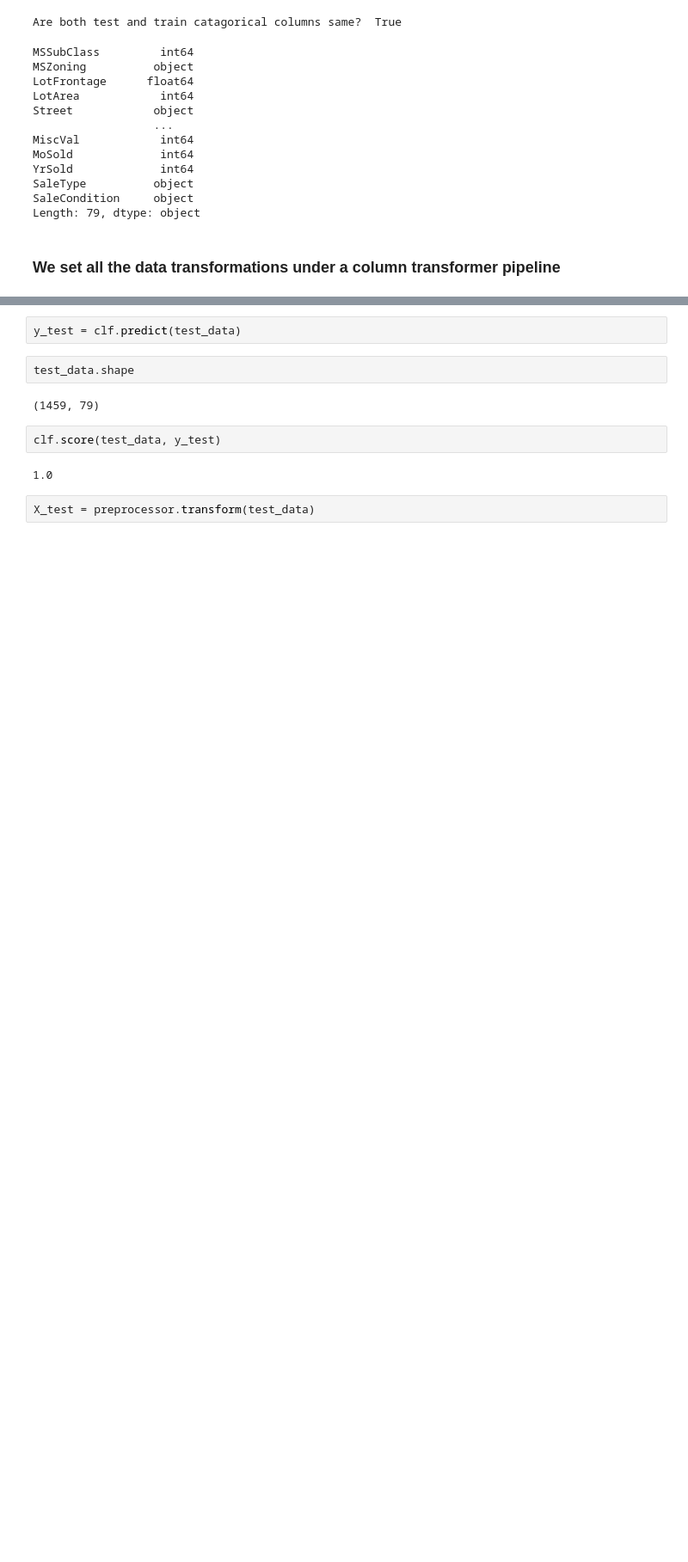
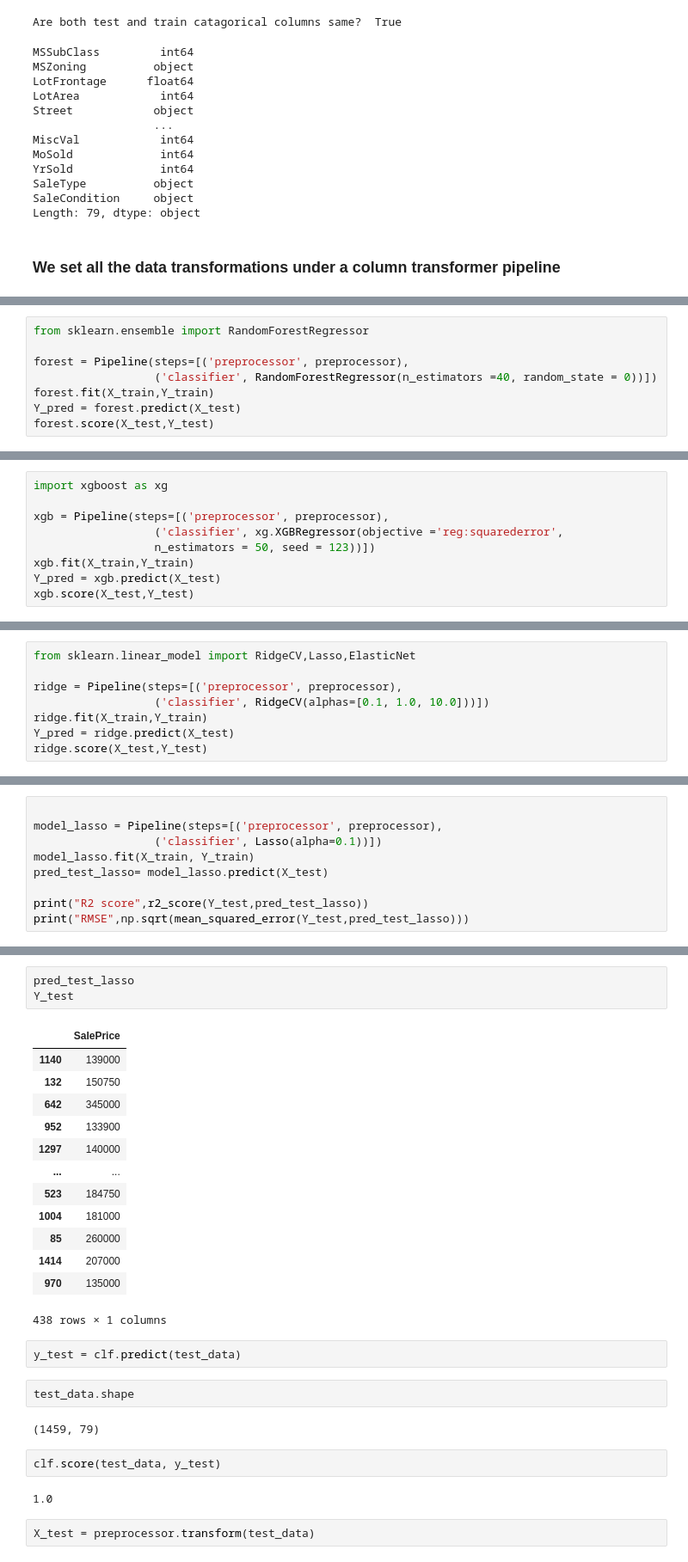
Before and after one commit to SwechaKranthi/DataScience-Capstone2-HousingPrices, a Jupyter notebook: Notebooks/Housing_Modeling.ipynb, the cells around one changed output, grey strips where cells are left out. Shown: that part at 86% size. Saved outputs shown, nothing was run; the diff lists cells and outputs as text; blank space fills up the shorter version.

Commit message:
Modelling done. needs analysis

```diff
--- a/Notebooks/Housing_Modeling.ipynb
+++ b/Notebooks/Housing_Modeling.ipynb
@@ -162,0 +226,8 @@ Pipeline(steps=[('preprocessor',
+# %%
+from sklearn.ensemble import RandomForestRegressor
+
+forest = Pipeline(steps=[('preprocessor', preprocessor),
+                  ('classifier', RandomForestRegressor(n_estimators =40, random_state = 0))])
+forest.fit(X_train,Y_train)
+Y_pred = forest.predict(X_test)
+forest.score(X_test,Y_test)
@@ -162,0 +236,9 @@ Pipeline(steps=[('preprocessor',
+# %%
+import xgboost as xg
+
+xgb = Pipeline(steps=[('preprocessor', preprocessor),
+                  ('classifier', xg.XGBRegressor(objective ='reg:squarederror',
+                  n_estimators = 50, seed = 123))])
+xgb.fit(X_train,Y_train)
+Y_pred = xgb.predict(X_test)
+xgb.score(X_test,Y_test)
@@ -162,0 +247,8 @@ Pipeline(steps=[('preprocessor',
+# %%
+from sklearn.linear_model import RidgeCV,Lasso,ElasticNet
+
+ridge = Pipeline(steps=[('preprocessor', preprocessor),
+                  ('classifier', RidgeCV(alphas=[0.1, 1.0, 10.0]))])
+ridge.fit(X_train,Y_train)
+Y_pred = ridge.predict(X_test)
+ridge.score(X_test,Y_test)
@@ -162,0 +265,9 @@ Pipeline(steps=[('preprocessor',
+# %%
+
+model_lasso = Pipeline(steps=[('preprocessor', preprocessor),
+                  ('classifier', Lasso(alpha=0.1))])
+model_lasso.fit(X_train, Y_train)
+pred_test_lasso= model_lasso.predict(X_test)
+
+print("R2 score",r2_score(Y_test,pred_test_lasso))
+print("RMSE",np.sqrt(mean_squared_error(Y_test,pred_test_lasso)))
@@ -163,3 +292,20 @@ Pipeline(steps=[('preprocessor',
+# %%
+pred_test_lasso
+Y_test
+# %% [output]
+|  | SalePrice |
+| 1140 | 139000 |
+| 132 | 150750 |
+| 642 | 345000 |
+| 952 | 133900 |
+| 1297 | 140000 |
+| ... | ... |
+| 523 | 184750 |
+| 1004 | 181000 |
+| 85 | 260000 |
+| 1414 | 207000 |
+| 970 | 135000 |
+438 rows × 1 columns
 # %%
 y_test = clf.predict(test_data)
 # %%
```
Also changed, not shown: parts of 29 cells of this notebook.
